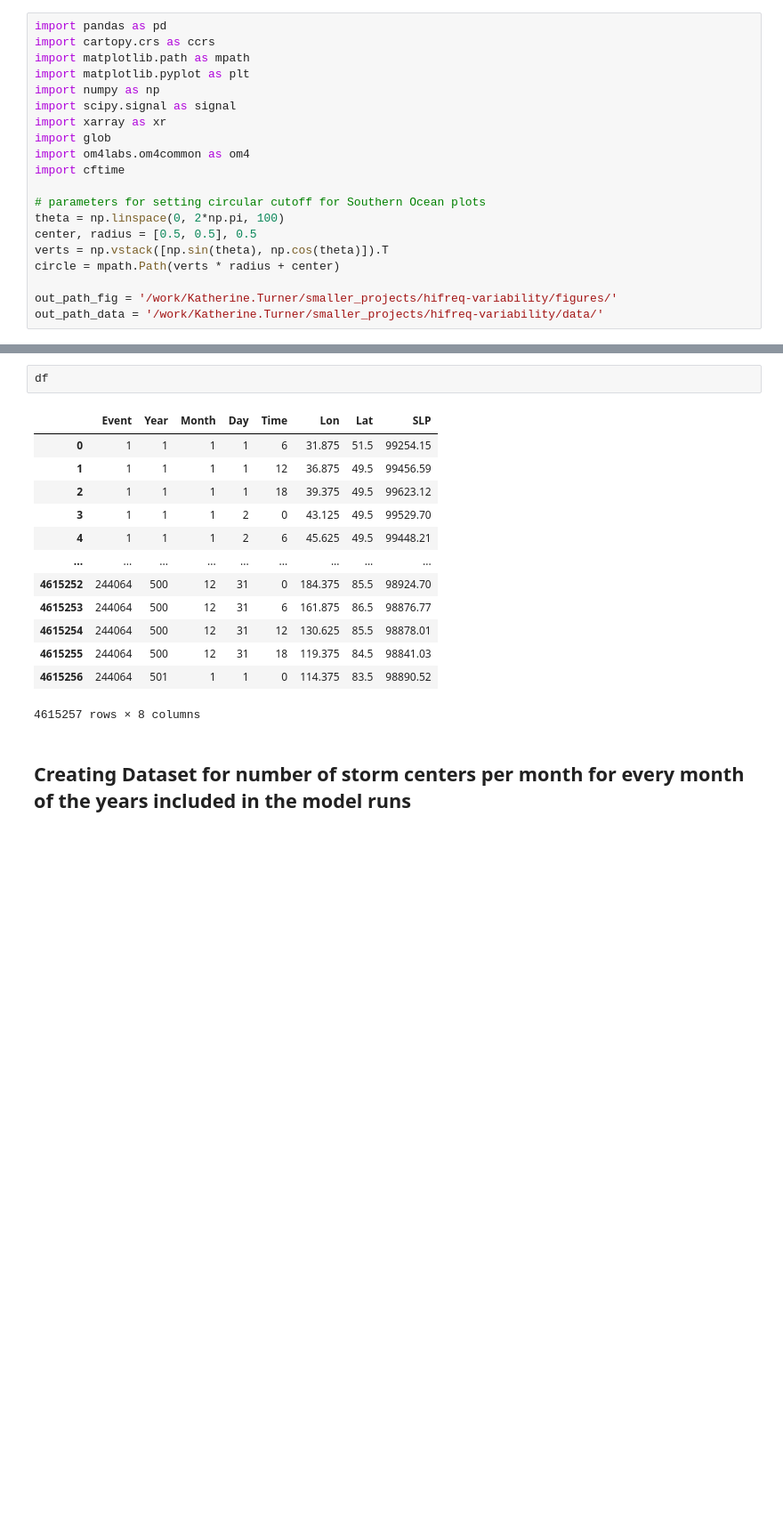
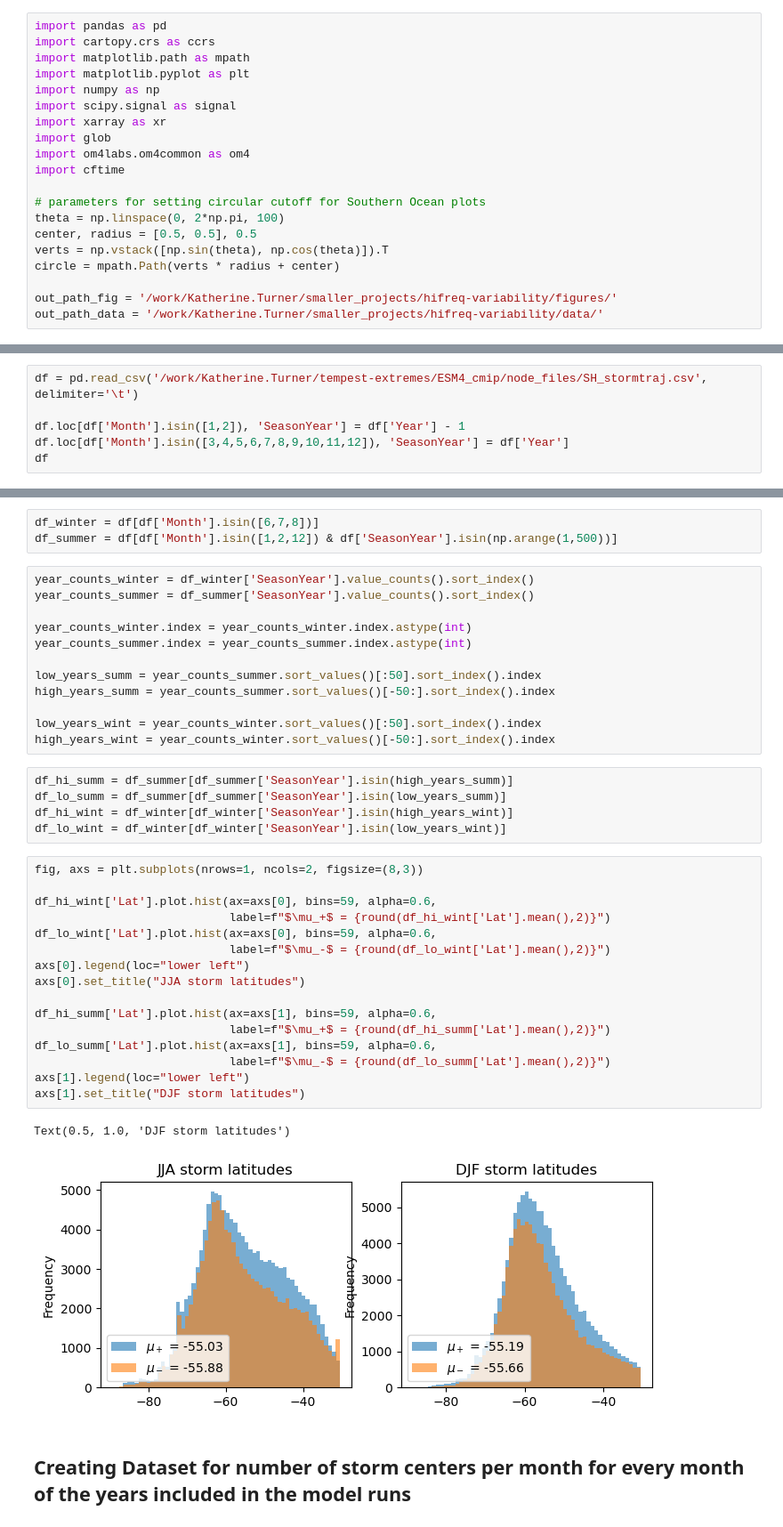
Before and after one commit to keturner8/stormtrack_variability, a Jupyter notebook: notebooks/storm_center_variability_ESM4_CMIP.ipynb, the cells around one changed output, grey strips where cells are left out. Shown at 89% size. Cells and saved outputs as stored; diff of their text form; blank space fills up the shorter version.

```diff
--- a/notebooks/storm_center_variability_ESM4_CMIP.ipynb
+++ b/notebooks/storm_center_variability_ESM4_CMIP.ipynb
@@ -22,0 +21,6 @@ df = pd.read_csv('/work/Katherine.Turner/tempest-extremes/ESM4_cmip/node_files/N
+# %%
+df = pd.read_csv('/work/Katherine.Turner/tempest-extremes/ESM4_cmip/node_files/SH_stormtraj.csv', delimiter='\t')
+
+df.loc[df['Month'].isin([1,2]), 'SeasonYear'] = df['Year'] - 1
+df.loc[df['Month'].isin([3,4,5,6,7,8,9,10,11,12]), 'SeasonYear'] = df['Year']
+df
@@ -23,19 +41,42 @@ df = pd.read_csv('/work/Katherine.Turner/tempest-extremes/ESM4_cmip/node_files/N
 # %%
-df
+df_winter = df[df['Month'].isin([6,7,8])]
+df_summer = df[df['Month'].isin([1,2,12]) & df['SeasonYear'].isin(np.arange(1,500))]
-# %% [output]
-|  | Event | Year | Month | Day | Time | Lon | Lat | SLP |
-| 0 | 1 | 1 | 1 | 1 | 6 | 31.875 | 51.5 | 99254.15 |
-| 1 | 1 | 1 | 1 | 1 | 12 | 36.875 | 49.5 | 99456.59 |
-| 2 | 1 | 1 | 1 | 1 | 18 | 39.375 | 49.5 | 99623.12 |
-| 3 | 1 | 1 | 1 | 2 | 0 | 43.125 | 49.5 | 99529.70 |
-| 4 | 1 | 1 | 1 | 2 | 6 | 45.625 | 49.5 | 99448.21 |
-| ... | ... | ... | ... | ... | ... | ... | ... | ... |
-| 4615252 | 244064 | 500 | 12 | 31 | 0 | 184.375 | 85.5 | 98924.70 |
-| 4615253 | 244064 | 500 | 12 | 31 | 6 | 161.875 | 86.5 | 98876.77 |
-| 4615254 | 244064 | 500 | 12 | 31 | 12 | 130.625 | 85.5 | 98878.01 |
-| 4615255 | 244064 | 500 | 12 | 31 | 18 | 119.375 | 84.5 | 98841.03 |
-| 4615256 | 244064 | 501 | 1 | 1 | 0 | 114.375 | 83.5 | 98890.52 |
-4615257 rows × 8 columns
+# %%
+year_counts_winter = df_winter['SeasonYear'].value_counts().sort_index()
+year_counts_summer = df_summer['SeasonYear'].value_counts().sort_index()
+
+year_counts_winter.index = year_counts_winter.index.astype(int)
+year_counts_summer.index = year_counts_summer.index.astype(int)
+
+low_years_summ = year_counts_summer.sort_values()[:50].sort_index().index
+high_years_summ = year_counts_summer.sort_values()[-50:].sort_index().index
+
+low_years_wint = year_counts_winter.sort_values()[:50].sort_index().index
+high_years_wint = year_counts_winter.sort_values()[-50:].sort_index().index
+# %%
+df_hi_summ = df_summer[df_summer['SeasonYear'].isin(high_years_summ)]
+df_lo_summ = df_summer[df_summer['SeasonYear'].isin(low_years_summ)]
+df_hi_wint = df_winter[df_winter['SeasonYear'].isin(high_years_wint)]
+df_lo_wint = df_winter[df_winter['SeasonYear'].isin(low_years_wint)]
+# %%
+fig, axs = plt.subplots(nrows=1, ncols=2, figsize=(8,3))
+
+df_hi_wint['Lat'].plot.hist(ax=axs[0], bins=59, alpha=0.6,
+                            label=f"$\mu_+$ = {round(df_hi_wint['Lat'].mean(),2)}")
+df_lo_wint['Lat'].plot.hist(ax=axs[0], bins=59, alpha=0.6,
+                            label=f"$\mu_-$ = {round(df_lo_wint['Lat'].mean(),2)}")
+axs[0].legend(loc="lower left")
+axs[0].set_title("JJA storm latitudes")
+
+df_hi_summ['Lat'].plot.hist(ax=axs[1], bins=59, alpha=0.6,
+                            label=f"$\mu_+$ = {round(df_hi_summ['Lat'].mean(),2)}")
+df_lo_summ['Lat'].plot.hist(ax=axs[1], bins=59, alpha=0.6,
+                            label=f"$\mu_-$ = {round(df_lo_summ['Lat'].mean(),2)}")
+axs[1].legend(loc="lower left")
+axs[1].set_title("DJF storm latitudes")
+# %% [output]
+Text(0.5, 1.0, 'DJF storm latitudes')
+[figure, added]
 # %% [markdown]
 ## Creating Dataset for number of storm centers per month for every month of the years included in the model runs
 # %%
```
Also changed, not shown: parts of 2 cells of this notebook, 20 other files.
